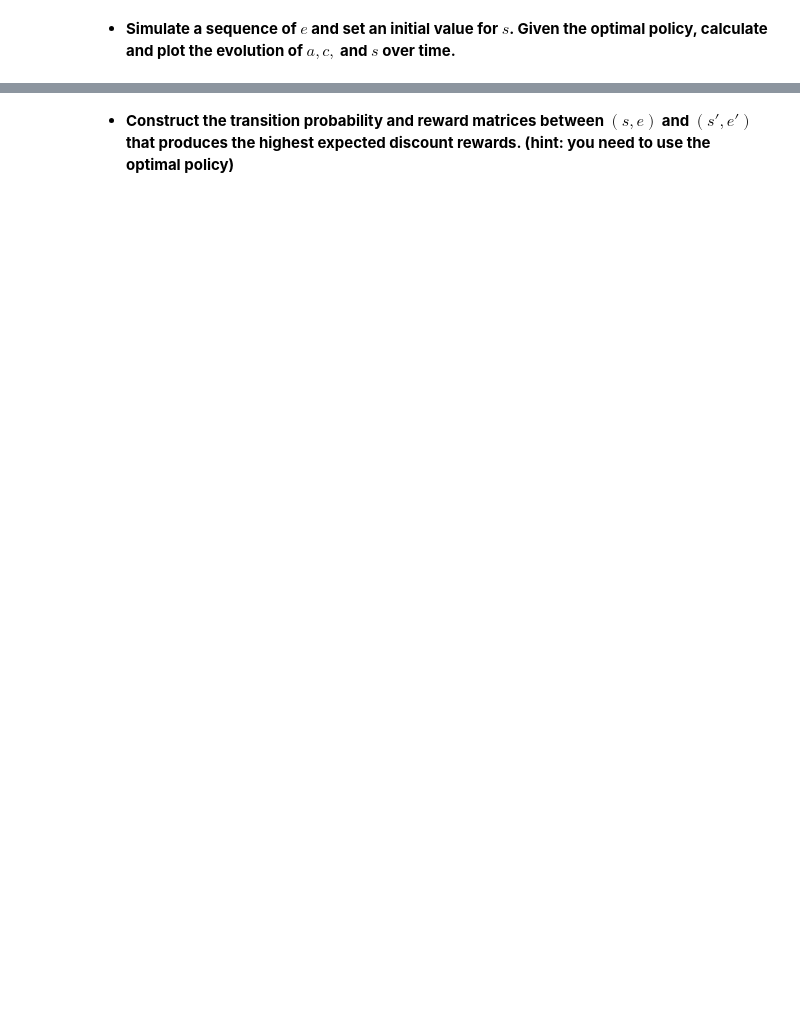
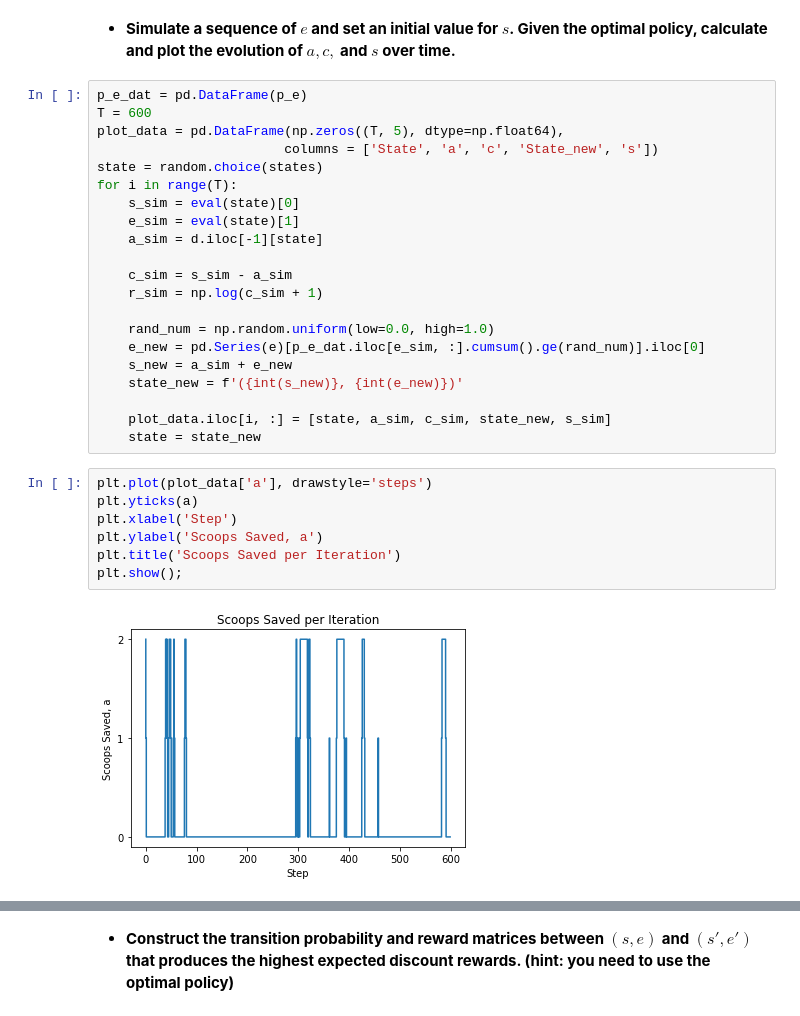
Before and after one commit to arpitp07/Reinforcement-Learning, a Jupyter notebook: Week 4/Arpit Parihar - Assignment 2.ipynb, the cells around one changed output, grey strips where cells are left out. Saved outputs shown, nothing was run; the diff lists cells and outputs as text; blank space fills up the shorter version.

```diff
--- a/Week 4/Arpit Parihar - Assignment 2.ipynb
+++ b/Week 4/Arpit Parihar - Assignment 2.ipynb
@@ -147,2 +261,32 @@ plt.show();
 # %% [markdown]
  - **Simulate a sequence of $e$ and set an initial value for $s$. Given the optimal policy, calculate and plot the evolution of $a, c,$ and $s$ over time.**
+# %%
+p_e_dat = pd.DataFrame(p_e)
+T = 600
+plot_data = pd.DataFrame(np.zeros((T, 5), dtype=np.float64),
+                        columns = ['State', 'a', 'c', 'State_new', 's'])
+state = random.choice(states)
+for i in range(T):
+    s_sim = eval(state)[0]
+    e_sim = eval(state)[1]
+    a_sim = d.iloc[-1][state]
+
+    c_sim = s_sim - a_sim
+    r_sim = np.log(c_sim + 1)
+
+    rand_num = np.random.uniform(low=0.0, high=1.0)
+    e_new = pd.Series(e)[p_e_dat.iloc[e_sim, :].cumsum().ge(rand_num)].iloc[0]
+    s_new = a_sim + e_new
+    state_new = f'({int(s_new)}, {int(e_new)})'
+
+    plot_data.iloc[i, :] = [state, a_sim, c_sim, state_new, s_sim]
+    state = state_new
+# %%
+plt.plot(plot_data['a'], drawstyle='steps')
+plt.yticks(a)
+plt.xlabel('Step')
+plt.ylabel('Scoops Saved, a')
+plt.title('Scoops Saved per Iteration')
+plt.show();
+# %% [output]
+[figure, added]
```
Also changed, not shown: parts of 14 cells of this notebook, 3 other files.
